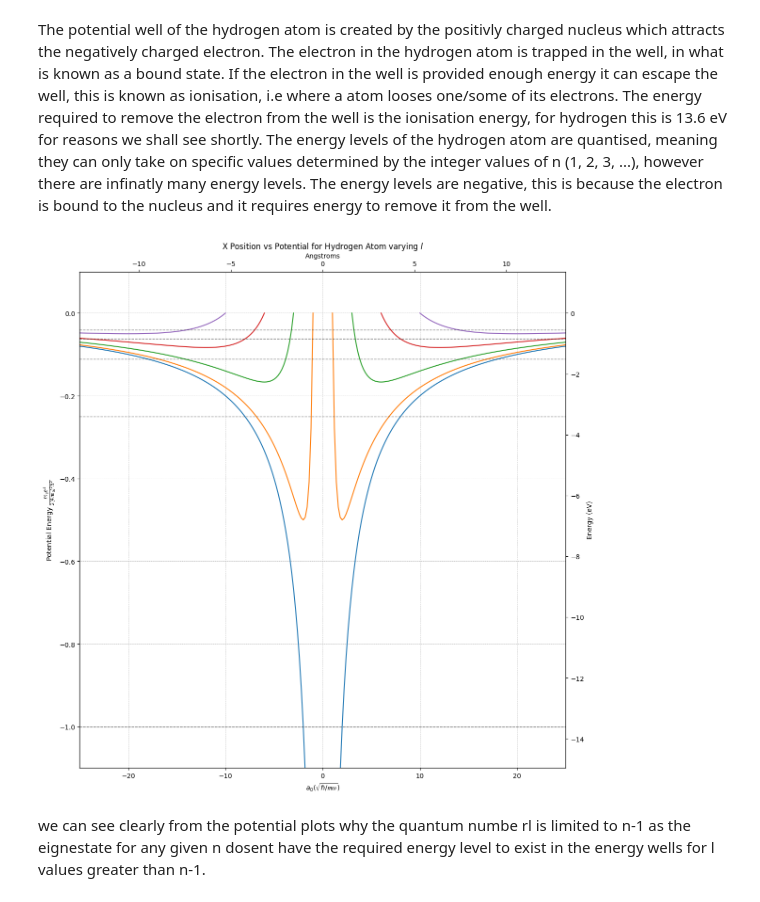
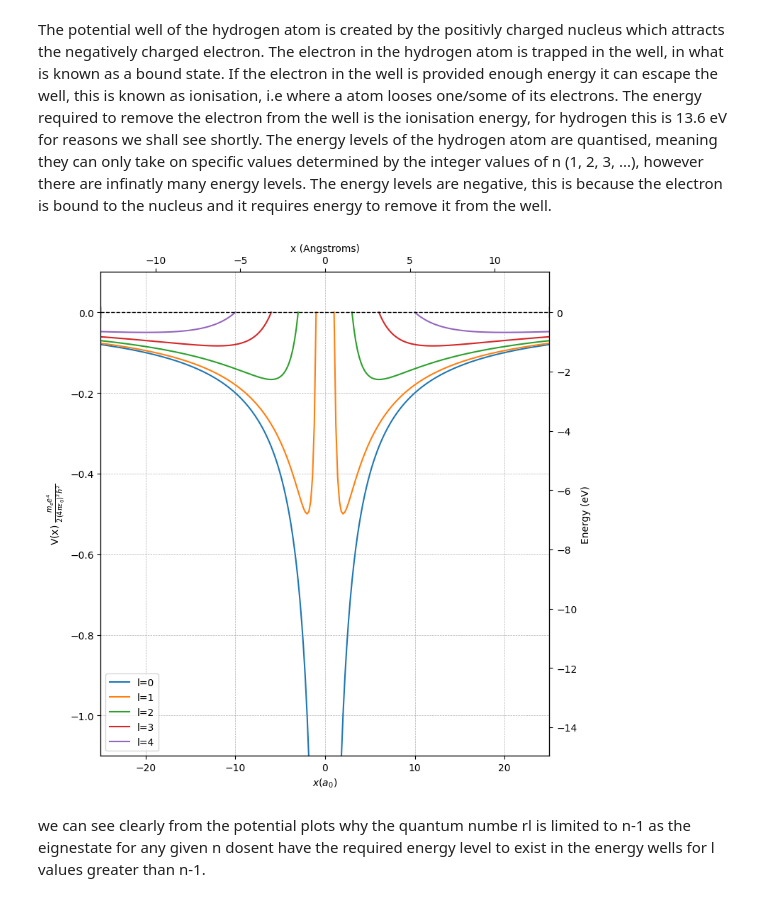
Before and after one commit to Adillwma/QuantumHarmonics, a Jupyter notebook: development.ipynb, the cells around one changed output. Drawn from its saved outputs; the diff is of its cells as text; code cells hidden in the pictures.

```diff
--- a/development.ipynb
+++ b/development.ipynb
@@ -19,7 +19,7 @@ from scipy.special import sph_harm            # Used to generate spherical harmo
 ### - Helper Functions
 
 #Plotting Function - Just to tidy up the repeated use of plotting and allows for ease of use of symetric function and creating quick subplots
-def SimplePlotAssist(xvals, yvals, title='title', xlabel='xlabel (Units)', ylabel='ylabel (Units)', colour='b', ax_mode=0, symetrical=0, label=''):
+def SimplePlotAssist(xvals, yvals, title='title', xlabel='xlabel (Units)', ylabel='ylabel (Units)', colour=False, ax_mode=0, symetrical=0, label=''):
     """
     Inputs: x, y, title, xlabel, ylabel, colour, ax_mode (selecting '0' uses 'plt.', '1' uses 'ax.'),
             symetrical (setting to 1 will symetrise y limits around y=0)
@@ -30,13 +30,19 @@ def SimplePlotAssist(xvals, yvals, title='title', xlabel='xlabel (Units)', ylabe
     """
 
     if ax_mode == 0:
-        plt.plot(xvals,yvals, label=label)          #Plots Xn against Yn
+        if colour:
+            plt.plot(xvals,yvals, label=label, c=colour)          #Plots Xn against Yn
+        else:
+            plt.plot(xvals,yvals, label=label)          #Plots Xn against Yn
         plt.title(title)               #Gives the individual subplot a title
         plt.xlabel(xlabel)             #X axis label for this subplot
         plt.ylabel(ylabel)             #Y axis label for this subplot
 
     else:
-        ax.plot(xvals,yvals, label=label, c=colour)                     #Plots Xn against Yn
+        if colour:
+            ax.plot(xvals,yvals, label=label, c=colour)                     #Plots Xn against Yn
+        else:
+            ax.plot(xvals,yvals, label=label)                     #Plots Xn against Yn
         ax.set_title(title)                                #Gives the individual subplot a title
         ax.set_xlabel(xlabel)                              #X axis label for this subplot
         ax.set_ylabel(ylabel)                              #Y axis label for this subplot
@@ -691,16 +713,18 @@ The potential well of the hydrogen atom is created by the positivly charged nucl
 lower_limit = -25
 upper_limit = 25
 
+max_lval = 5
+
 #Plot Setup
-plt.subplots(figsize=(12, 12), tight_layout=True)
+plt.subplots(figsize=(8, 8), tight_layout=True)
 
 #Hydrogen Atom Plot Setup
-title = "X Position vs Potential for Hydrogen Atom varying $l$"
-xlabel = "$a_0 (\sqrt{ℏ/𝑚𝜔})$"                  # Text encapsulated within two $ signs is rendered as latex, needed it to use non standard charecters i.e hbar, psi, etc
-ylabel = "Potential Energy $\\frac{m_e e^4}{2 (4 \pi \epsilon_0)^2 \hbar^2}$"
+title = ""
+xlabel = "$x (a_0)$"                  # Text encapsulated within two $ signs is rendered as latex, needed it to use non standard charecters i.e hbar, psi, etc
+ylabel = "V(x) $\\frac{m_e e^4}{2 (4 \pi \epsilon_0)^2 \hbar^2}$"
 
 
-for lval in range (0, 5):
+for lval in range (0, max_lval):
     #Calculate Potential using function
     V_hydrogen_test = potential_hydrogen(r, l=lval)     #Runs above function to calcualte the potential of the hydrogen atom
 
@@ -712,52 +736,53 @@ for lval in range (0, 5):
 
         #Hydrogen Atom Plotting
         plt.subplot(1,1,1)
-        SimplePlotAssist(r, V_hydrogen_test, title=title, xlabel=xlabel, ylabel=ylabel)  #Plots the hydrogen atom potential
+        SimplePlotAssist(r, V_hydrogen_test, title=title, xlabel=xlabel, ylabel=ylabel, label=f"l={lval}")  #Plots the hydrogen atom potential
 
         # get the last used mpl colour
         colour = plt.gca().lines[-1].get_color()
         plt.plot(-r,V_hydrogen_test, c=colour)                                        #Plots mirror image of the one sided hydrogen potential calcuated so it is reflected across x=0 as to compare to the QHO, colour used (c="#1f77b4") is the default matplotlib first plot colour so as to match the first half
         #plt.ylim(-2, 0.5)
-
     else:
         print("No valid binding potential found for l =", lval)
+
+    plt.legend()
 
 
 
 
 
 plt.grid(linestyle = '--', linewidth = 0.5)                                 #Adds grid to the plot to make it easier to read off values visualy
 
 plt.ylim(-1.1, 0.1)
-#plt.axhline(y=0 , color='black', marker='|', linestyle="solid", linewidth=1, markersize=12)
+plt.axhline(y=0 , color='black', marker='|', linestyle="--", linewidth=1, markersize=12)
 plt.xlim(lower_limit, upper_limit)
 
 
 # add a new x axis on the top of the plot
 ax2 = plt.twiny()
 # set label for the new x-axis
-ax2.set_xlabel('Angstroms')
+ax2.set_xlabel('x (Angstroms)')
 
 # set new x-axis limits as the min and max angstrom values
 ax2.set_xlim(bohr_radius_to_angstrom(lower_limit), bohr_radius_to_angstrom(upper_limit))
 
 
 # get the limits of the y axis on the left hand side plot
 ymin, ymax = plt.ylim()
 ax3 = plt.twinx()
 ax3.set_ylabel('Energy (eV)')
 ax3.set_ylim(convert_potential_to_eV(ymin), convert_potential_to_eV(ymax))
 
-energies = hydrogen_energy_analytical(5)
-for n, energy in enumerate(energies, start=1):
-    plt.axhline(y=energy, color='black', linestyle='dashed', linewidth=1, label=f"n=${n}$", alpha=0.5)
+energies = hydrogen_energy_analytical(max_lval)
+#for n, energy in enumerate(energies, start=1):
+#    plt.axhline(y=energy, color='black', linestyle='dashed', linewidth=1, label=f"n=${n}$", alpha=0.5)
 
 
 
 
 plt.show()
 # %% [output]
-[figure, old version]
+[figure, new version]
 # %% [markdown]
 we can see clearly from the potential plots why the quantum numbe rl is limited to n-1 as the eignestate for any given n dosent have the required energy level to exist in the energy wells for l values greater than n-1.
 # %% [markdown]
```
Also changed, not shown: parts of 10 cells of this notebook, 5 other files.
